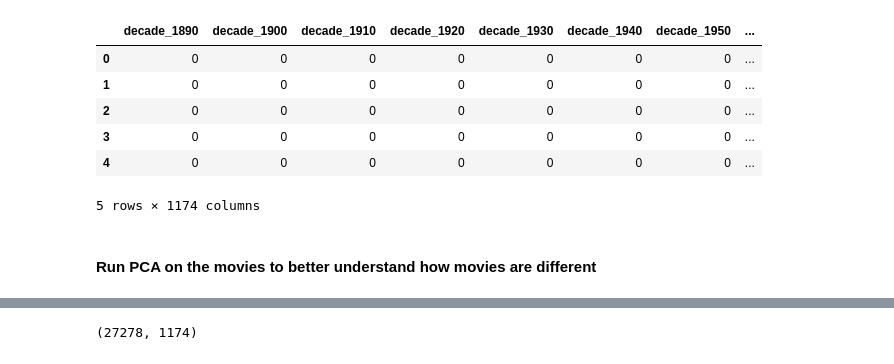
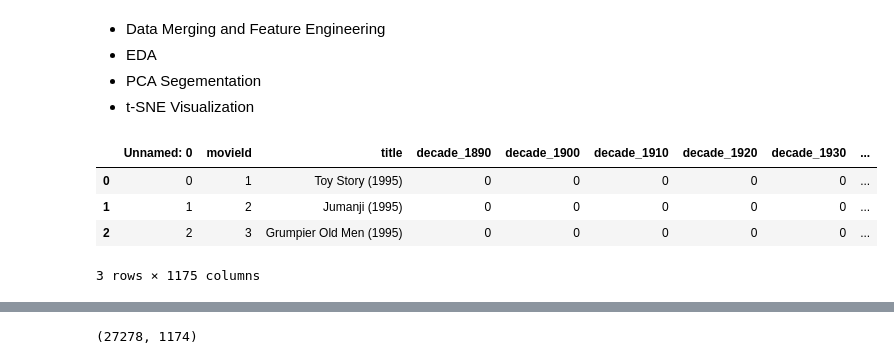
Before and after one commit to dpavlov3/Movie-Recommender-Segementation, a Jupyter notebook: Part 3 - Content Based Recommender - Segmentation.ipynb, the cells around one changed output, grey strips where cells are left out. Saved outputs shown, nothing was run; the diff lists cells and outputs as text; code cells hidden in the pictures.

```diff
--- a/Part 3 - Content Based Recommender - Segmentation.ipynb
+++ b/Part 3 - Content Based Recommender - Segmentation.ipynb
@@ -13,17 +13,21 @@ from sklearn.preprocessing import StandardScaler
 sns.set_style('whitegrid')
 
 %matplotlib inline
+# %% [markdown]
+- Data Merging and Feature Engineering
+- EDA
+- PCA Segementation
+- t-SNE Visualization
 # %%
 # Importing and reading the data
-df = pd.read_csv('ml-20m/movie_features.csv')
-df.head()
+
+df = pd.read_csv('data/movie_features.csv')
+df_eda = pd.read_csv('data/movie_features_eda.csv')
+df_ratings = pd.read_csv('data/rating_eda.csv')
+df.head(3)
 # %% [output]
-|  | decade_1890 | decade_1900 | decade_1910 | decade_1920 | decade_1930 | decade_1940 | decade_1950 | ... |
-| 0 | 0 | 0 | 0 | 0 | 0 | 0 | 0 | ... |
-| 1 | 0 | 0 | 0 | 0 | 0 | 0 | 0 | ... |
-| 2 | 0 | 0 | 0 | 0 | 0 | 0 | 0 | ... |
-| 3 | 0 | 0 | 0 | 0 | 0 | 0 | 0 | ... |
-| 4 | 0 | 0 | 0 | 0 | 0 | 0 | 0 | ... |
+|  | Unnamed: 0 | movieId | title | decade_1890 | decade_1900 | decade_1910 | decade_1920 | decade_1930 | ... |
+| 0 | 0 | 1 | Toy Story (1995) | 0 | 0 | 0 | 0 | 0 | ... |
+| 1 | 1 | 2 | Jumanji (1995) | 0 | 0 | 0 | 0 | 0 | ... |
+| 2 | 2 | 3 | Grumpier Old Men (1995) | 0 | 0 | 0 | 0 | 0 | ... |
-5 rows × 1174 columns
+3 rows × 1175 columns
-# %% [markdown]
-#### Run PCA on the movies to better understand how movies are different
```
Also changed, not shown: parts of 24 cells of this notebook, 2 other files.
